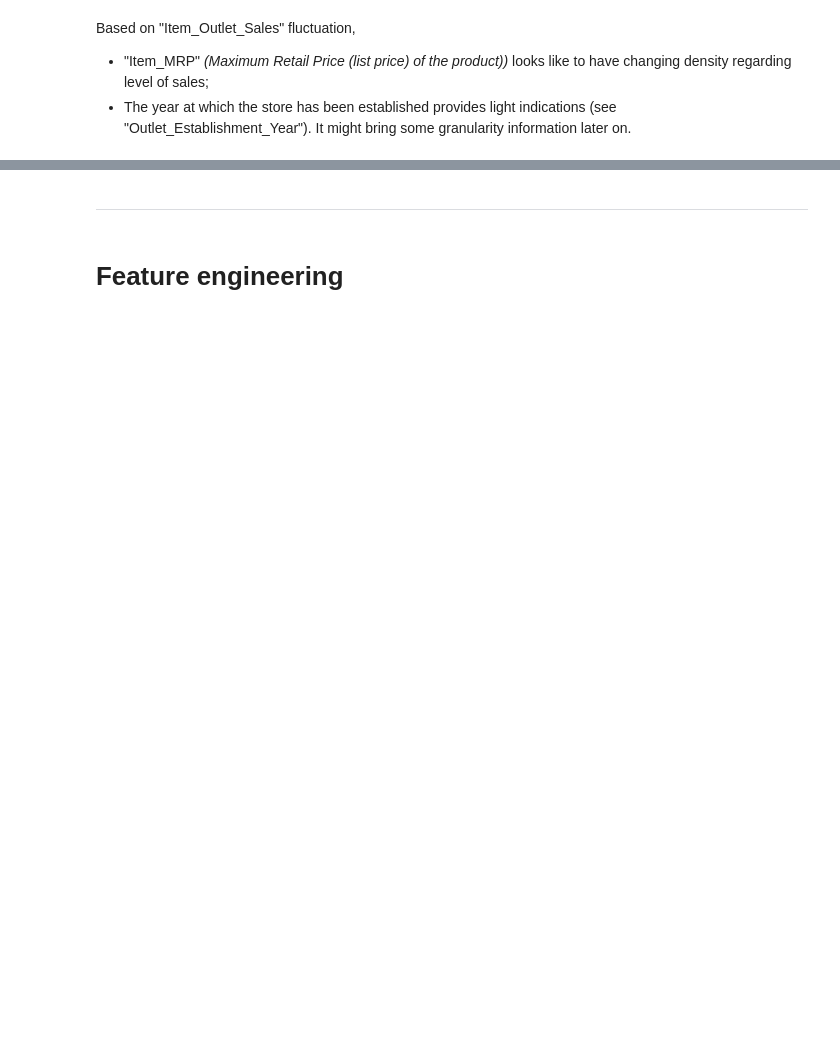
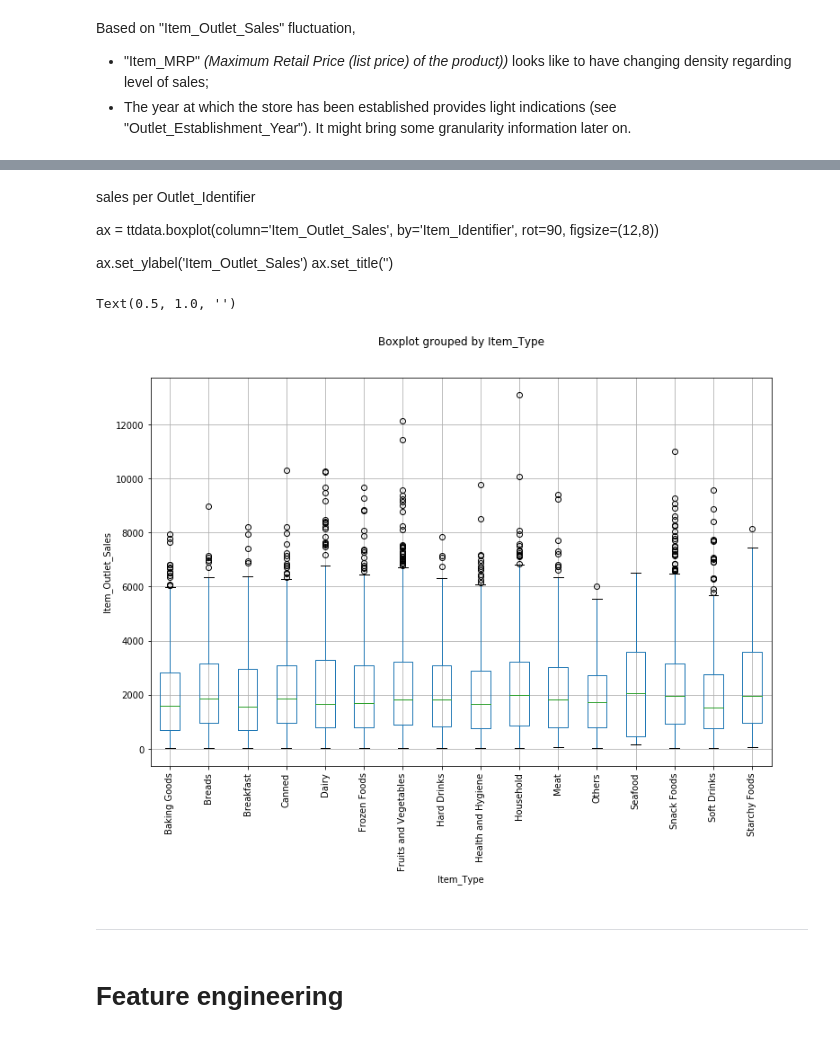
Before and after one commit to MikeHatchi/Big-Mart-Sales-III, a Jupyter notebook: Big_Mart_sales_III.ipynb, the cells around one changed output, grey strips where cells are left out. Drawn from its saved outputs; the diff is of its cells as text; code cells hidden in the pictures; blank space fills up the shorter version.

```diff
--- a/Big_Mart_sales_III.ipynb
+++ b/Big_Mart_sales_III.ipynb
@@ -315,3 +364,20 @@ Based on "Item_Outlet_Sales" fluctuation,
+# %% [markdown]
+sales per Outlet_Identifier
+
+ax = ttdata.boxplot(column='Item_Outlet_Sales', by='Item_Identifier', rot=90, figsize=(12,8))
+
+ax.set_ylabel('Item_Outlet_Sales')
+ax.set_title('')
+# %%
+# sales per Outlet_Identifier
+
+ax = ttdata.boxplot(column='Item_Outlet_Sales', by='Item_Type', rot=90, figsize=(12,8))
+
+ax.set_ylabel('Item_Outlet_Sales')
+ax.set_title('')
+# %% [output]
+Text(0.5, 1.0, '')
+[figure, added]
 # %% [markdown]
 ___
 # %% [markdown]
```
Also changed, not shown: parts of 30 cells of this notebook.
